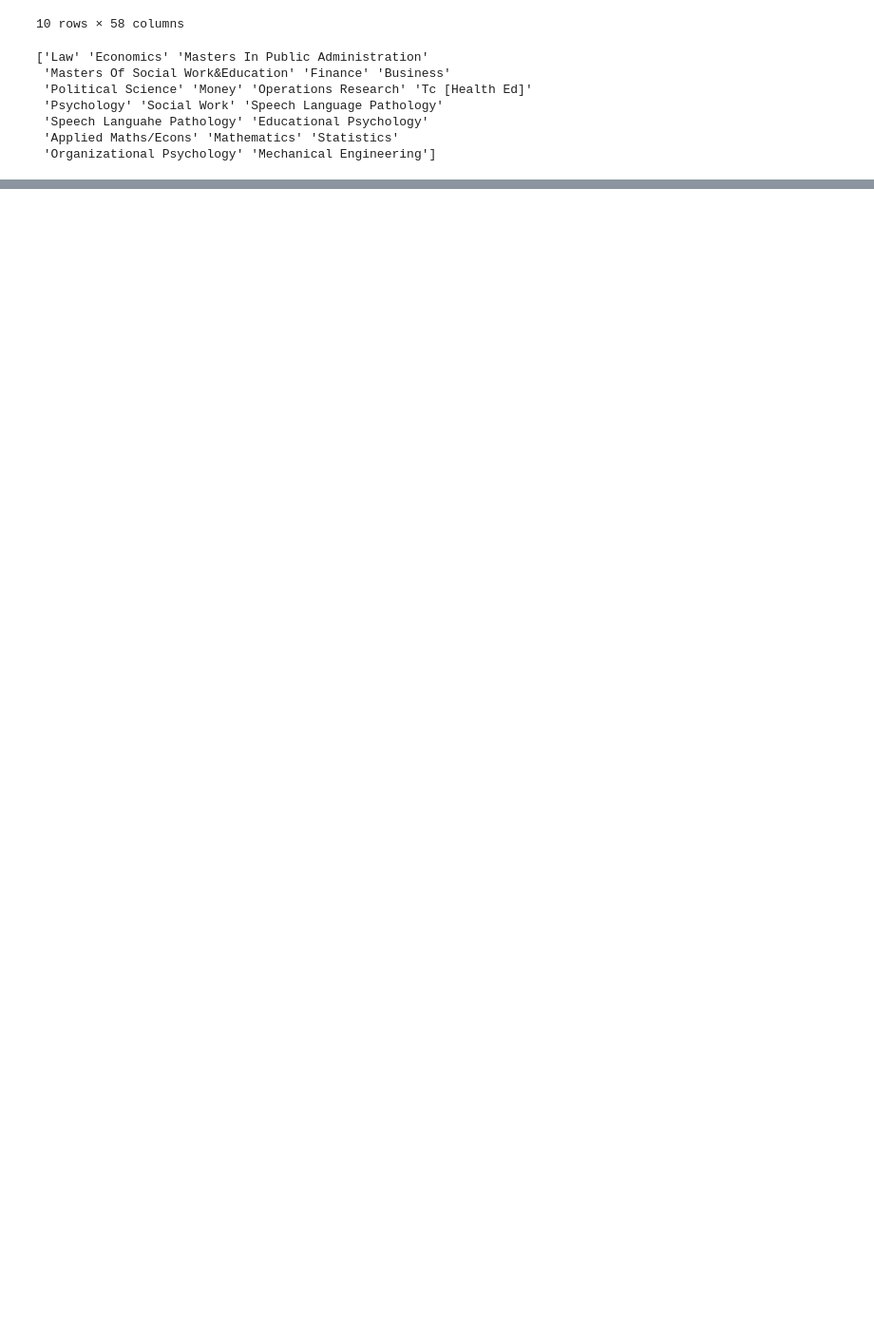
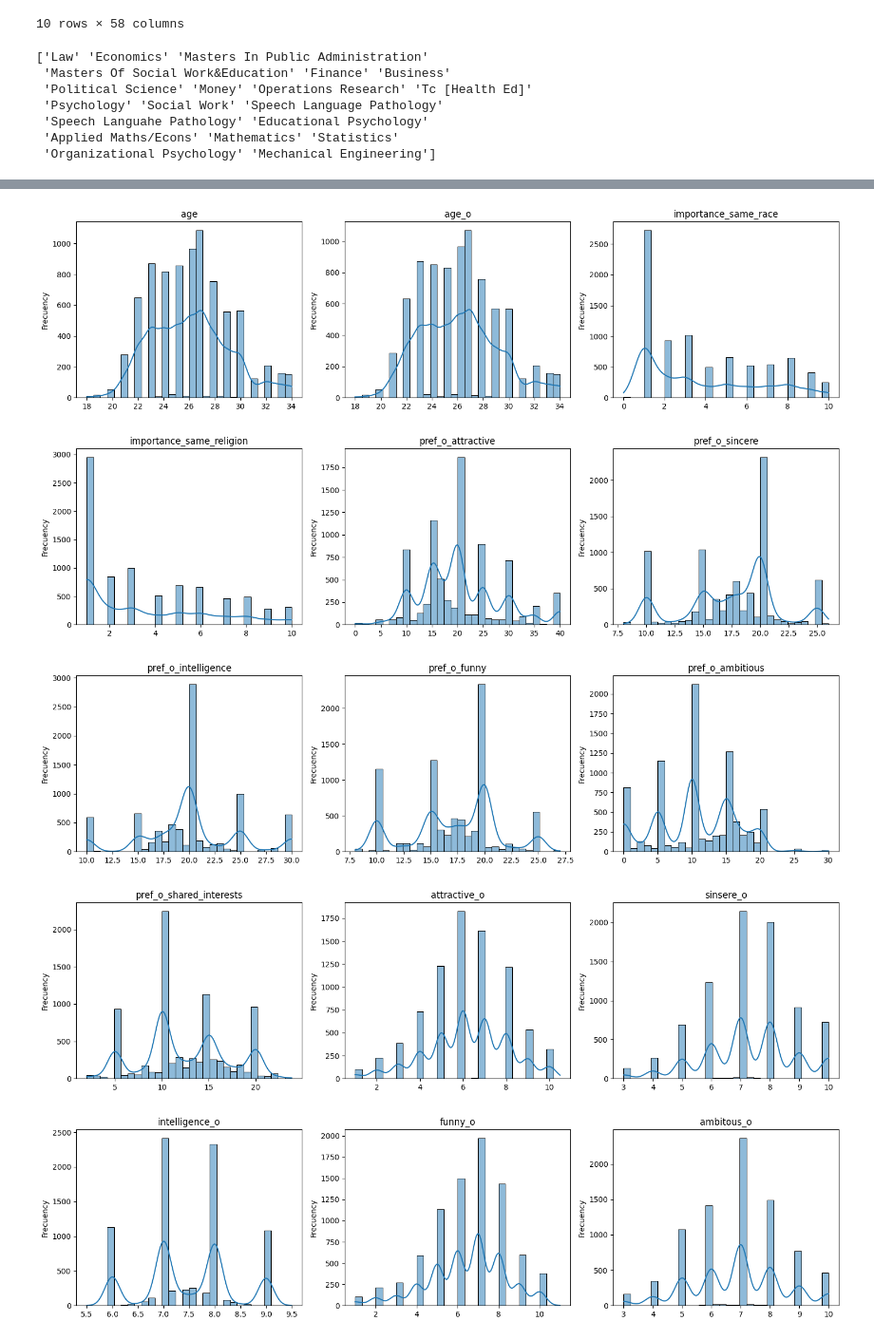
Before and after one commit to LucasEspitia/speedDating, a Jupyter notebook: Lucas.ipynb, the cells around one changed output, grey strips where cells are left out. Shown at 95% size. Drawn from its saved outputs; the diff is of its cells as text; code cells hidden in the pictures; blank space fills up the shorter version.

Commit message:
Corr, boxPlots

```diff
--- a/Lucas.ipynb
+++ b/Lucas.ipynb
@@ -61,7 +62,7 @@ cols_to_drop = [
     'd_movies', 'd_concerts', 'd_music', 'd_shopping', 'd_yoga',
     'd_interests_correlate', 'd_expected_happy_with_sd_people',
     'd_expected_num_interested_in_me', 'd_expected_num_matches',
-    'd_like', 'd_guess_prob_liked', 'decision', 'decision_o',
+    'd_like', 'd_guess_prob_liked', 'decision', 'decision_o', 'met'
 ]
 
 data = data.drop(columns=cols_to_drop, errors='ignore')
@@ -134,7 +135,7 @@ cols_num = ['age', 'age_o', 'd_d_age', 'importance_same_race', 'importance_same_
             'intelligence', 'funny', 'ambition', 'attractive_partner', 'shared_interests_partner', 'sports', 'tvsports', 'exercise',
             'dining', 'museums', 'art', 'hiking', 'gaming', 'clubbing', 'reading', 'tv', 'theater', 'movies', 'concerts', 'music',
             'shopping', 'yoga', 'interests_correlate', 'expected_happy_with_sd_people', 'expected_num_interested_in_me', 'expected_num_matches',
-            'like', 'guess_prob_liked', 'met', 'attractive_o', 'sinsere_o', 'intelligence_o', 'funny_o', 'ambitous_o', 'shared_interests_o' , 'sincere_partner',
+            'like', 'guess_prob_liked', 'attractive_o', 'sinsere_o', 'intelligence_o', 'funny_o', 'ambitous_o', 'shared_interests_o' , 'sincere_partner',
             'intelligence_partner', 'ambition_partner', 'funny_partner'
            ]
 # %%
@@ -377,3 +372,6 @@ print(data['field'].unique()[:10])
  'Speech Languahe Pathology' 'Educational Psychology'
  'Applied Maths/Econs' 'Mathematics' 'Statistics'
  'Organizational Psychology' 'Mechanical Engineering']
+# %%
+data = data.rename(columns={'sinsere_o': 'sincere_o'})
+data = data.rename(columns={'ambitous_o': 'ambition_o'})
@@ -379,0 +380,4 @@ print(data['field'].unique()[:10])
+# %%
+numeric_cols = data.select_dtypes(include=['number']).columns
+
+data[numeric_cols].mean()
@@ -380,2 +414,24 @@ print(data['field'].unique()[:10])
 # %%
+# Histplots to see the distribution
+n_per_row = 3
+n_rows = math.ceil(len(numeric_cols) / n_per_row)
+
+for r in range(n_rows):
+    plt.figure(figsize=(n_per_row*5, 4))
+
+    row_cols = numeric_cols[r*n_per_row : (r+1)*n_per_row]
+
+    for i, col in enumerate(row_cols, start=1):
+        plt.subplot(1, n_per_row, i)
+        sns.histplot(data[col], kde=True, bins=30)
+        plt.title(col)
+        plt.xlabel("")
+        plt.ylabel("Frecuency")
+    plt.tight_layout()
+    plt.show()
 # %% [output]
+[figure, added]
+[figure, added]
+[figure, added]
+[figure, added]
+[figure, added]
```
Also changed, not shown: parts of 17 cells of this notebook.
